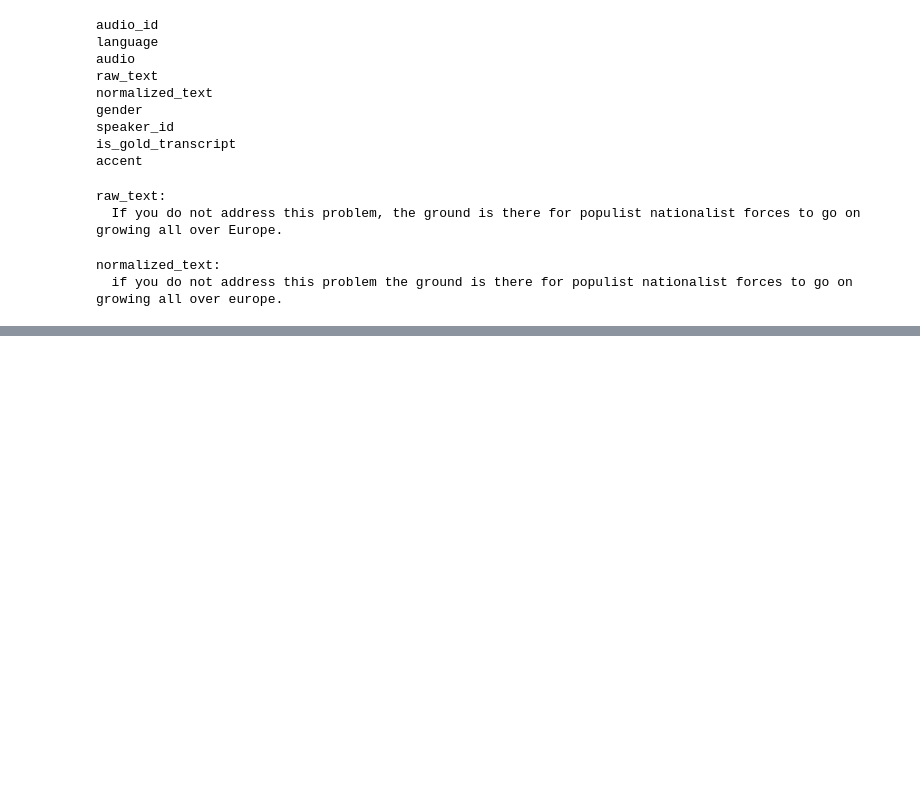
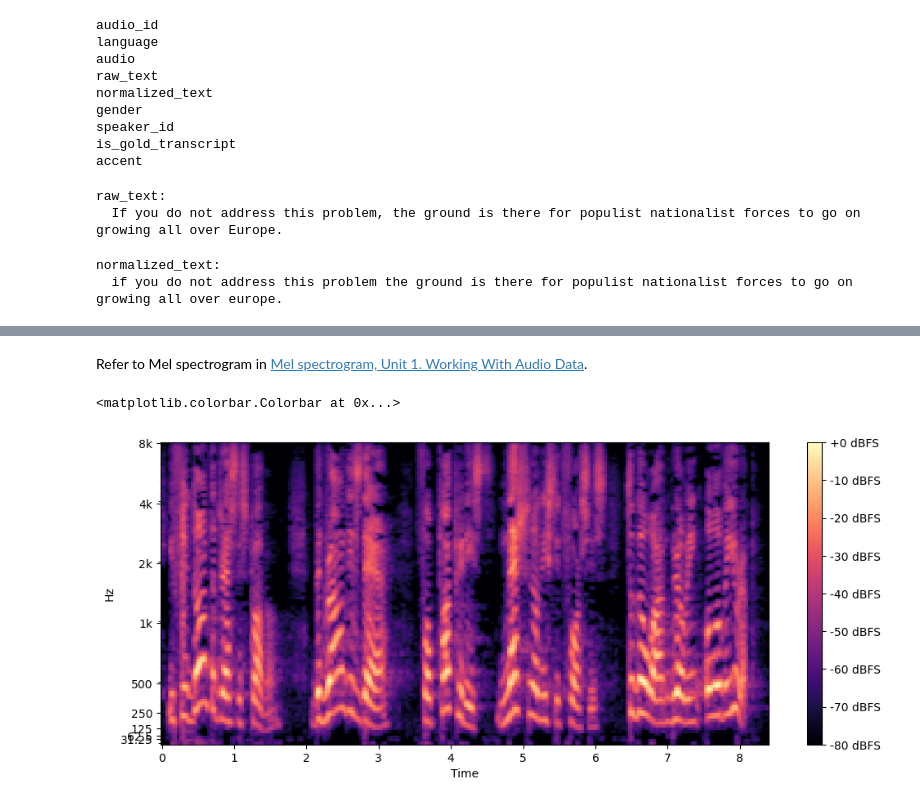
Before and after one commit to buruzaemon/audio_course, a Jupyter notebook: Unit_2_4_hands_on_exercise.ipynb, the cells around one changed output, grey strips where cells are left out. Cells and saved outputs as stored; diff of their text form; code cells hidden in the pictures; blank space fills up the shorter version.

```diff
--- a/Unit_2_4_hands_on_exercise.ipynb
+++ b/Unit_2_4_hands_on_exercise.ipynb
@@ -81,3 +129,31 @@ plt.colorbar()
+# %% [markdown]
+
+
+Refer to Mel spectrogram in [Mel spectrogram, Unit 1. Working With Audio Data](https://huggingface.co/learn/audio-course/chapter1/audio_data#mel-spectrogram).
+# %%
+import numpy as np
+
+S = librosa.feature.melspectrogram(
+    y=signal,
+    sr=signal_sr,
+    n_mels=128,
+    fmax=8000
+)
+S_dB = librosa.power_to_db(S, ref=np.max)
+
+plt.figure().set_figwidth(12)
+img = librosa.display.specshow(
+    S_dB,
+    x_axis="time",
+    y_axis="mel",
+    sr=signal_sr,
+    fmax=8000
+)
+plt.yticks(list(FREQS.values()), list(FREQS.keys()))
+plt.colorbar(img, format="%+2.f dBFS")
+# %% [output]
+<matplotlib.colorbar.Colorbar at 0x...>
+[figure, added]
 # %%
 import torch
 from transformers import pipeline
```
Also changed, not shown: parts of 9 cells of this notebook.
